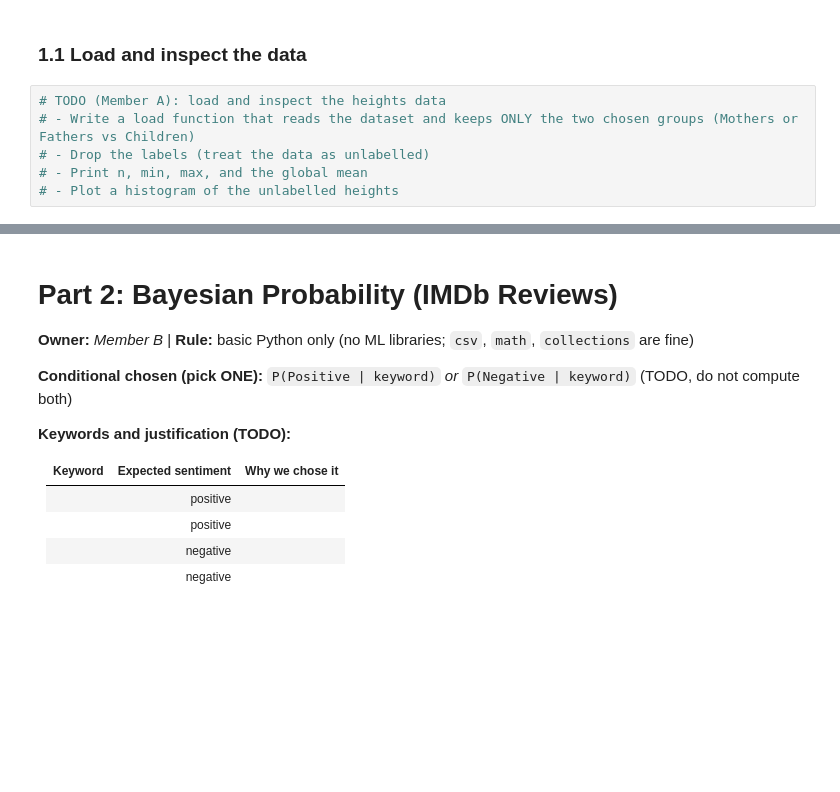
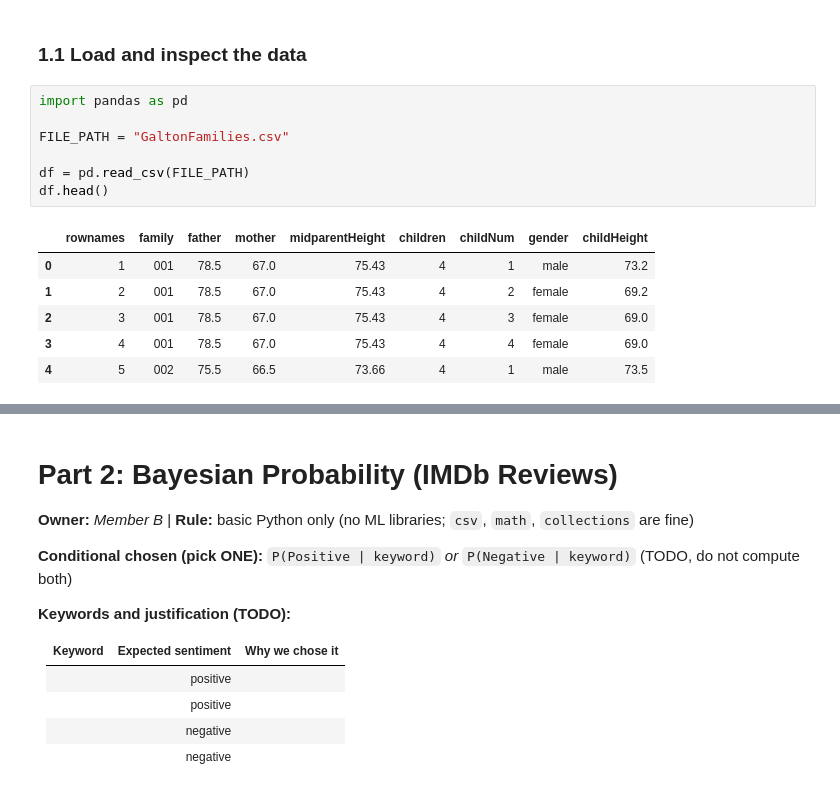
Before and after one commit to ToluwaniOladeji/Formative_3_Group_9, a Jupyter notebook: formative3_group_9.ipynb, the cells around one changed output, grey strips where cells are left out. Saved outputs shown, nothing was run; the diff lists cells and outputs as text; blank space fills up the shorter version.

```diff
--- a/formative3_group_9.ipynb
+++ b/formative3_group_9.ipynb
@@ -45,9 +45,17 @@ import matplotlib.pyplot
 **Cluster labels:** _<which component is "Children", which is "Pros/Adults"? Explain how you decided.>_ (TODO)
 # %% [markdown]
 ### 1.1 Load and inspect the data
-# %%
-# TODO (Member A): load and inspect the heights data
-# - Write a load function that reads the dataset and keeps ONLY the two chosen groups (Mothers or Fathers vs Children)
-# - Drop the labels (treat the data as unlabelled)
-# - Print n, min, max, and the global mean
-# - Plot a histogram of the unlabelled heights
+# %%
+import pandas as pd
+
+FILE_PATH = "GaltonFamilies.csv"
+
+df = pd.read_csv(FILE_PATH)
+df.head()
+# %% [output]
+|  | rownames | family | father | mother | midparentHeight | children | childNum | gender | childHeight |
+| 0 | 1 | 001 | 78.5 | 67.0 | 75.43 | 4 | 1 | male | 73.2 |
+| 1 | 2 | 001 | 78.5 | 67.0 | 75.43 | 4 | 2 | female | 69.2 |
+| 2 | 3 | 001 | 78.5 | 67.0 | 75.43 | 4 | 3 | female | 69.0 |
+| 3 | 4 | 001 | 78.5 | 67.0 | 75.43 | 4 | 4 | female | 69.0 |
+| 4 | 5 | 002 | 75.5 | 66.5 | 73.66 | 4 | 1 | male | 73.5 |
```
Also changed, not shown: parts of 27 cells of this notebook.
